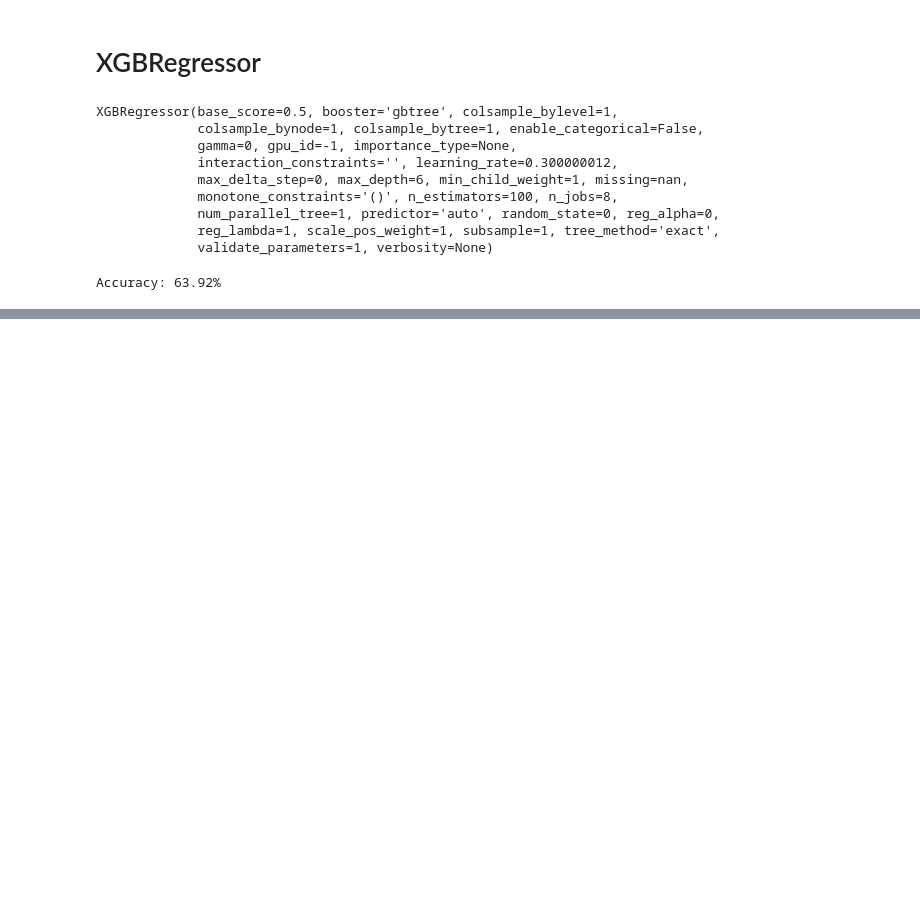
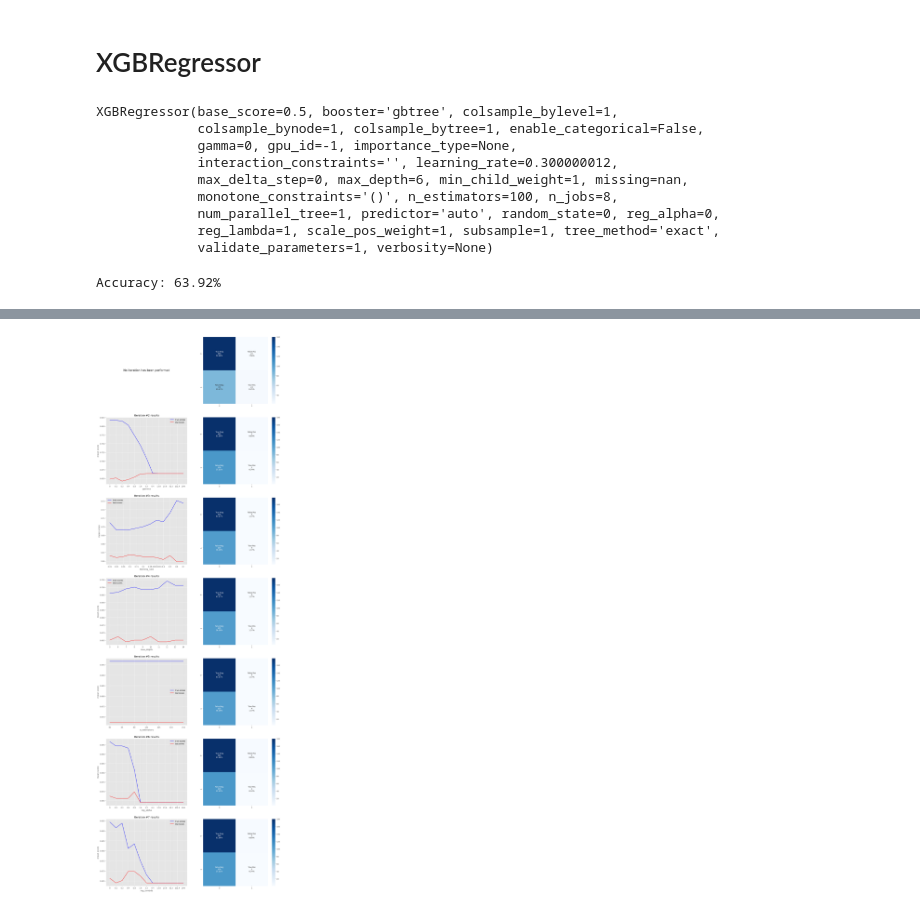
Before and after one commit to ElenaGrischenko/NLP, a Jupyter notebook: xgboost.ipynb, the cells around one changed output, grey strips where cells are left out. Drawn from its saved outputs; the diff is of its cells as text; code cells hidden in the pictures; blank space fills up the shorter version.

```diff
--- a/xgboost.ipynb
+++ b/xgboost.ipynb
@@ -192,0 +200,2 @@ Accuracy: 63.92%
+# %%
+X_train, y_train, X_test, y_test = list(df_train['TF-IDF']), list(df_train['category1']), list(df_test['TF-IDF']), list(df_test['category1'])
@@ -192,0 +338,11 @@ Accuracy: 63.92%
+# %%
+#creating deepcopy of default parameters before manipulations
+params = deepcopy(default_params)
+
+#setting grid of selected parameters for iteration
+param_grid = {'gamma': [0,0.1,0.2,0.4,0.8,1.6,3.2,6.4,12.8,25.6,51.2,102.4, 200],
+              'learning_rate': [0.01, 0.03, 0.06, 0.1, 0.15, 0.2, 0.25, 0.300000012, 0.4, 0.5, 0.6, 0.7],
+              'max_depth': [5,6,7,8,9,10,11,12,13,14],
+              'n_estimators': [50,65,80,100,115,130,150],
+              'reg_alpha': [0,0.1,0.2,0.4,0.8,1.6,3.2,6.4,12.8,25.6,51.2,102.4,200],
+              'reg_lambda': [0,0.1,0.2,0.4,0.8,1.6,3.2,6.4,12.8,25.6,51.2,102.4,200]}
@@ -192,0 +464,50 @@ Accuracy: 63.92%
+# %%
+#number of rows depend on number of iterations
+nrows = len(results_dict.keys())
+
+#standard group names for confusion matrices
+group_names = ['True Neg','False Pos','False Neg','True Pos']
+
+#creating figure
+f, axes = plt.subplots(nrows,2,figsize=(18,8*nrows));
+
+#iteratively plotting train/test accuracy scores and test confusion matrix
+for i,ax in enumerate(axes):
+
+    #current key of results dictionary
+    ckey = list(results_dict.keys())[i]
+
+    #plotting scores for models other than the benchark model
+    if ckey != 'xgbc0':
+        x1 = results_dict[ckey]['cv_results'].loc[:,'mean_train_score']
+        x2 = results_dict[ckey]['cv_results'].loc[:,'mean_test_score']
+
+        ax[0].plot(x1, label='train scores', color='blue');
+        ax[0].plot(x2, label='test scores', color='red');
+        ax[0].set_title(f'Iteration #{i+1} results');
+
+        ax[0].set_xticks(list(range(0,len([x[results_dict[ckey]['iterable_parameter']] for x in results_dict[ckey]['cv_results']['params']]))));
+        ax[0].set_xticklabels(sorted([x[results_dict[ckey]['iterable_parameter']] for x in results_dict[ckey]['cv_results']['params']]));
+
+        ax[0].grid('major');
+        ax[0].legend();
+        ax[0].set_xlabel(results_dict[ckey]['iterable_parameter'])
+        ax[0].set_ylabel('mean score');
+
+    #leaving scores plot blank for benchmark model
+    else:
+        ax[0].axis('off')
+        ax[0].text(x=0.5, y=0.5, s='No iteration has been performed', fontsize=16, va='center', ha='center')
+
+    #computing variables for specific confusion matrix
+    group_counts = ["{0:0.0f}".format(value) for value in results_dict[ckey]['cfm_test'].flatten()]
+    group_percentages = ["{0:.2%}".format(value) for value in results_dict[ckey]['cfm_test'].flatten()/np.sum(results_dict[ckey]['cfm_test'])]
+    labels = [f"{v1}\n{v2}\n{v3}" for v1, v2, v3 in zip(group_names,group_counts,group_percentages)]
+    labels = np.asarray(labels).reshape(2,2)
+
+    #plotting confusion matrix
+    sns.heatmap(results_dict[ckey]['cfm_test'], annot=labels, fmt='', cmap='Blues', ax=ax[1])
+
+plt.show()
+# %% [output]
+[figure, added]
```
Also changed, not shown: parts of 8 cells of this notebook.
